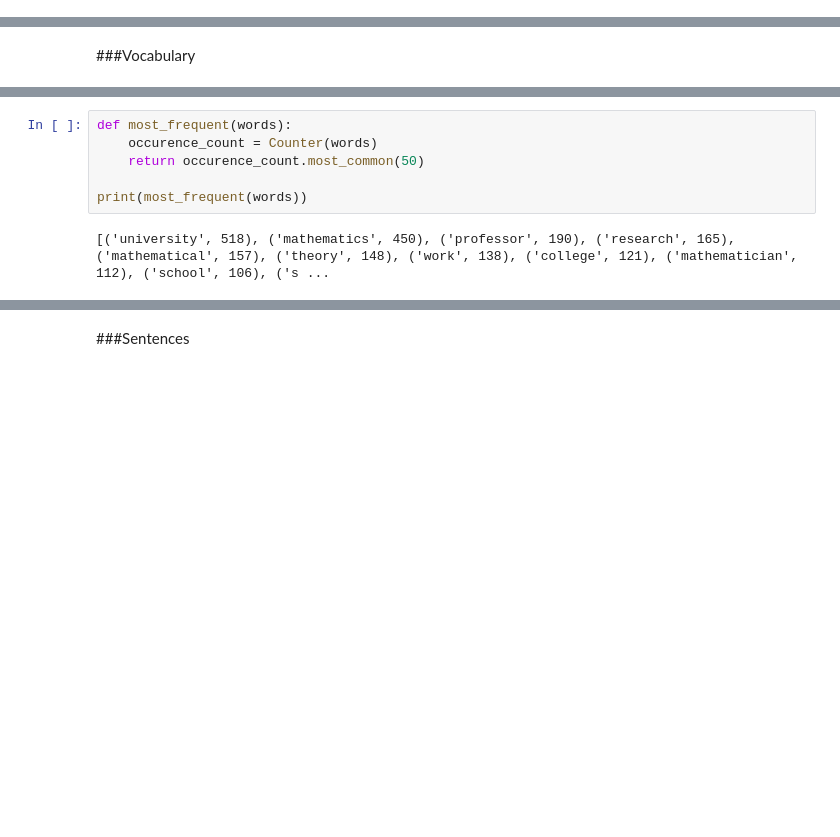
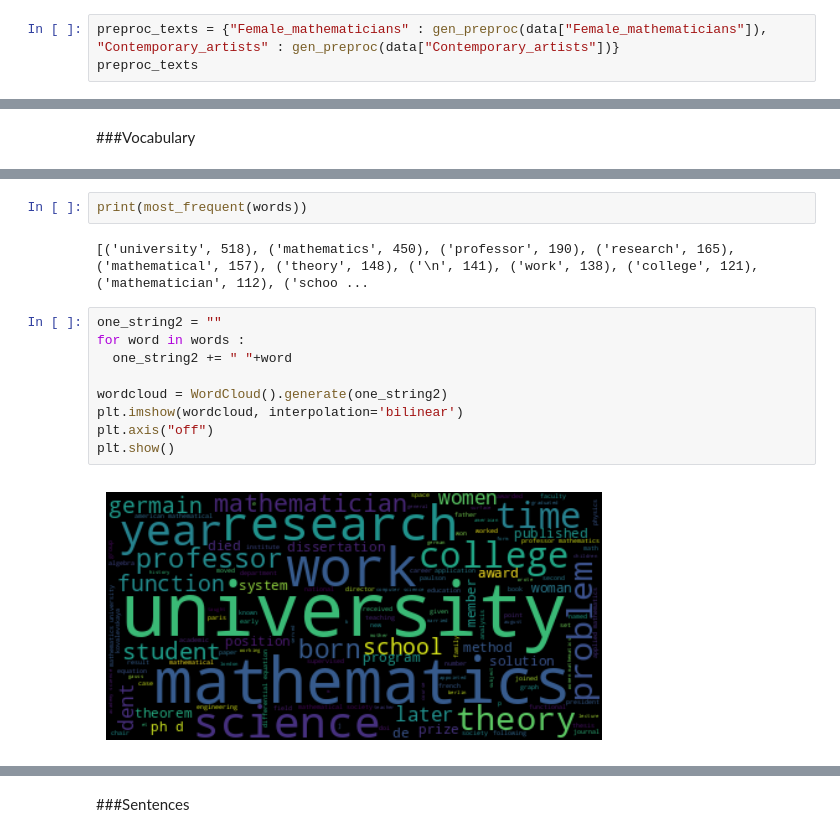
Before and after one commit to Elise-S/Datascience_Project, a Jupyter notebook: DSproject1_2.ipynb, the cells around one changed output, grey strips where cells are left out. Drawn from its saved outputs; the diff is of its cells as text; blank space fills up the shorter version.

```diff
--- a/DSproject1_2.ipynb
+++ b/DSproject1_2.ipynb
@@ -58,0 +81,3 @@ Female mathematicians
+# %%
+preproc_texts = {"Female_mathematicians" : gen_preproc(data["Female_mathematicians"]), "Contemporary_artists" : gen_preproc(data["Contemporary_artists"])}
+preproc_texts
@@ -171,8 +147,15 @@ len(words)
-# %%
-def most_frequent(words):
-    occurence_count = Counter(words)
-    return occurence_count.most_common(50)
-
-print(most_frequent(words))
-# %% [output]
-[('university', 518), ('mathematics', 450), ('professor', 190), ('research', 165), ('mathematical', 157), ('theory', 148), ('work', 138), ('college', 121), ('mathematician', 112), ('school', 106), ('s ...
+# %%
+print(most_frequent(words))
+# %% [output]
+[('university', 518), ('mathematics', 450), ('professor', 190), ('research', 165), ('mathematical', 157), ('theory', 148), ('\n', 141), ('work', 138), ('college', 121), ('mathematician', 112), ('schoo ...
+# %%
+one_string2 = ""
+for word in words :
+  one_string2 += " "+word
+
+wordcloud = WordCloud().generate(one_string2)
+plt.imshow(wordcloud, interpolation='bilinear')
+plt.axis("off")
+plt.show()
+# %% [output]
+[figure, added]
```
Also changed, not shown: parts of 41 cells of this notebook, 1 other file.
